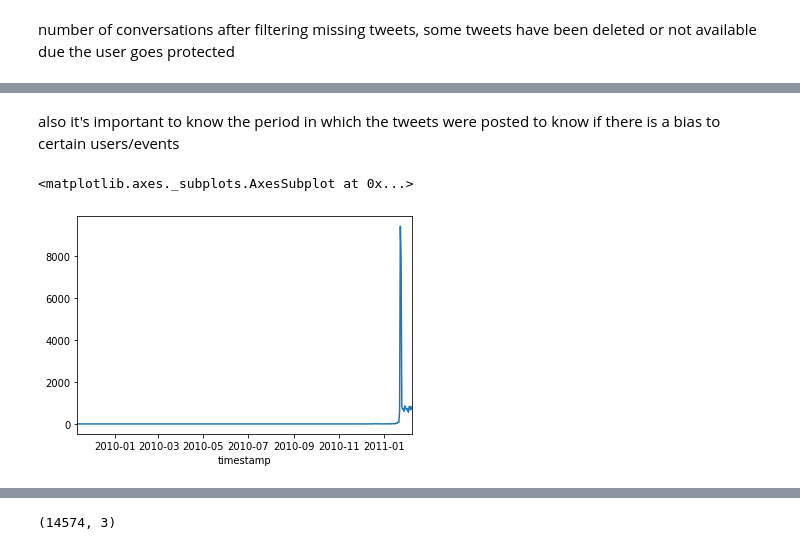
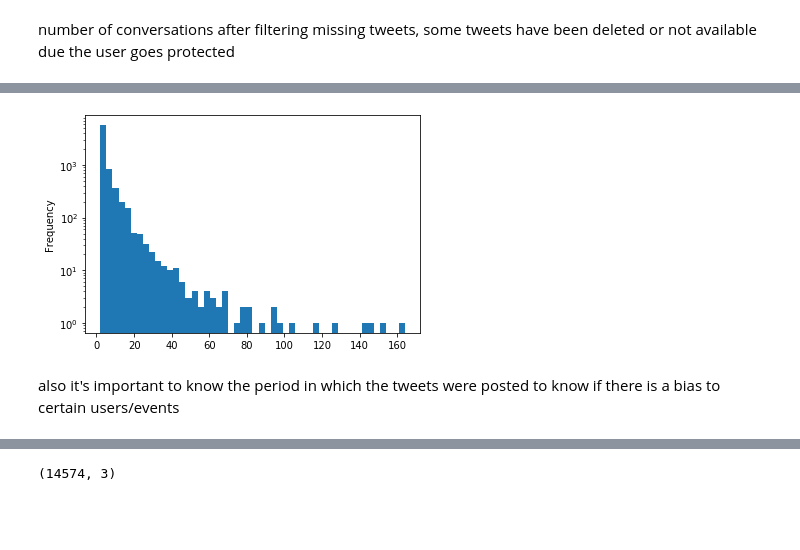
Before and after one commit to johnnytorres/recsys_twconv_s2s, a Jupyter notebook: analysis/eda_trec.ipynb, the cells around one changed output, grey strips where cells are left out. Saved outputs shown, nothing was run; the diff lists cells and outputs as text; code cells hidden in the pictures; blank space fills up the shorter version.

```diff
--- a/analysis/eda_trec.ipynb
+++ b/analysis/eda_trec.ipynb
@@ -71,7 +55,7 @@ ds.conversation_id.nunique()
+# %%
+ds.groupby('conversation_id').size().plot.hist(bins=50)
+plt.yscale('log')
+# %% [output]
+[figure, added]
 # %% [markdown]
 also it's important to know the period in which the tweets were posted to know if there is a bias to certain users/events
-# %%
-ds.groupby(ds.timestamp.dt.date).size().plot()
-# %% [output]
-<matplotlib.axes._subplots.AxesSubplot at 0x...>
-[figure, removed]
```
Also changed, not shown: parts of 21 cells of this notebook, 9 other files.
